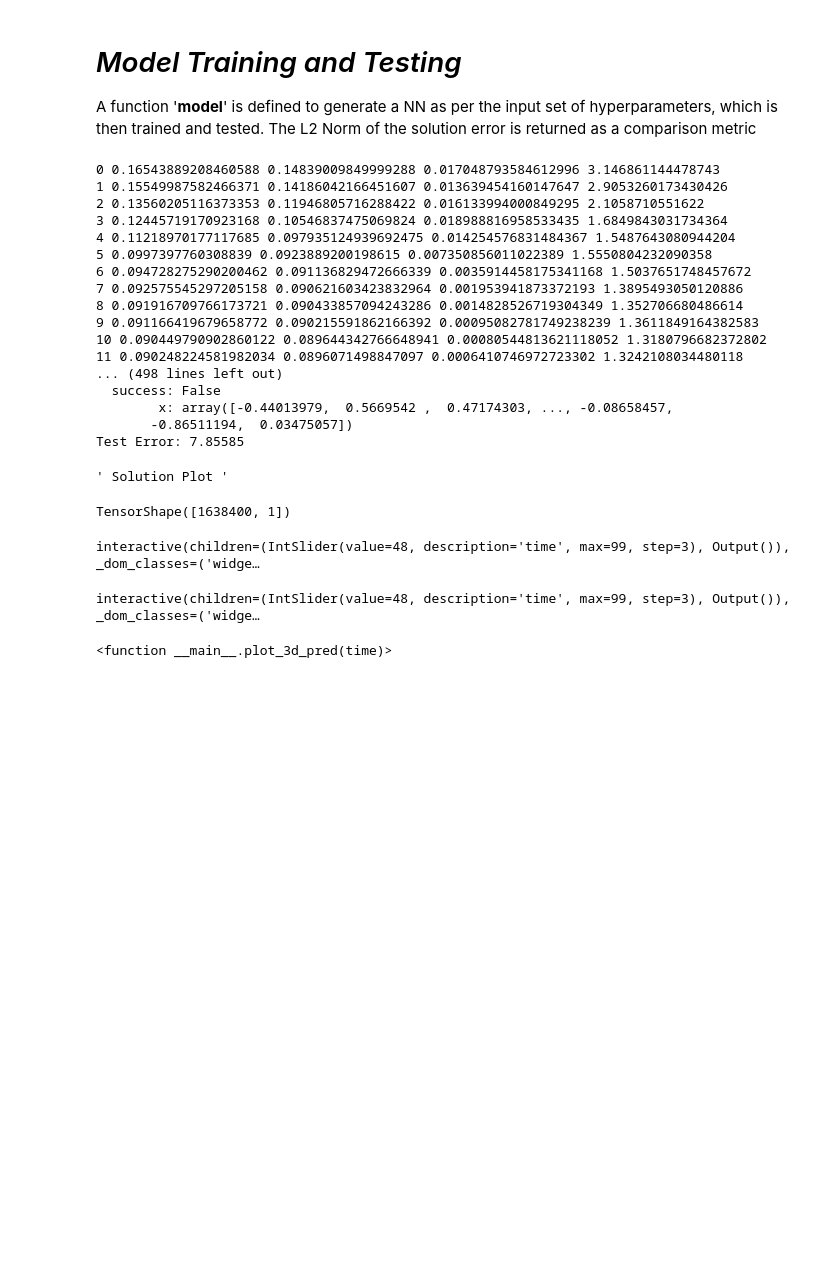
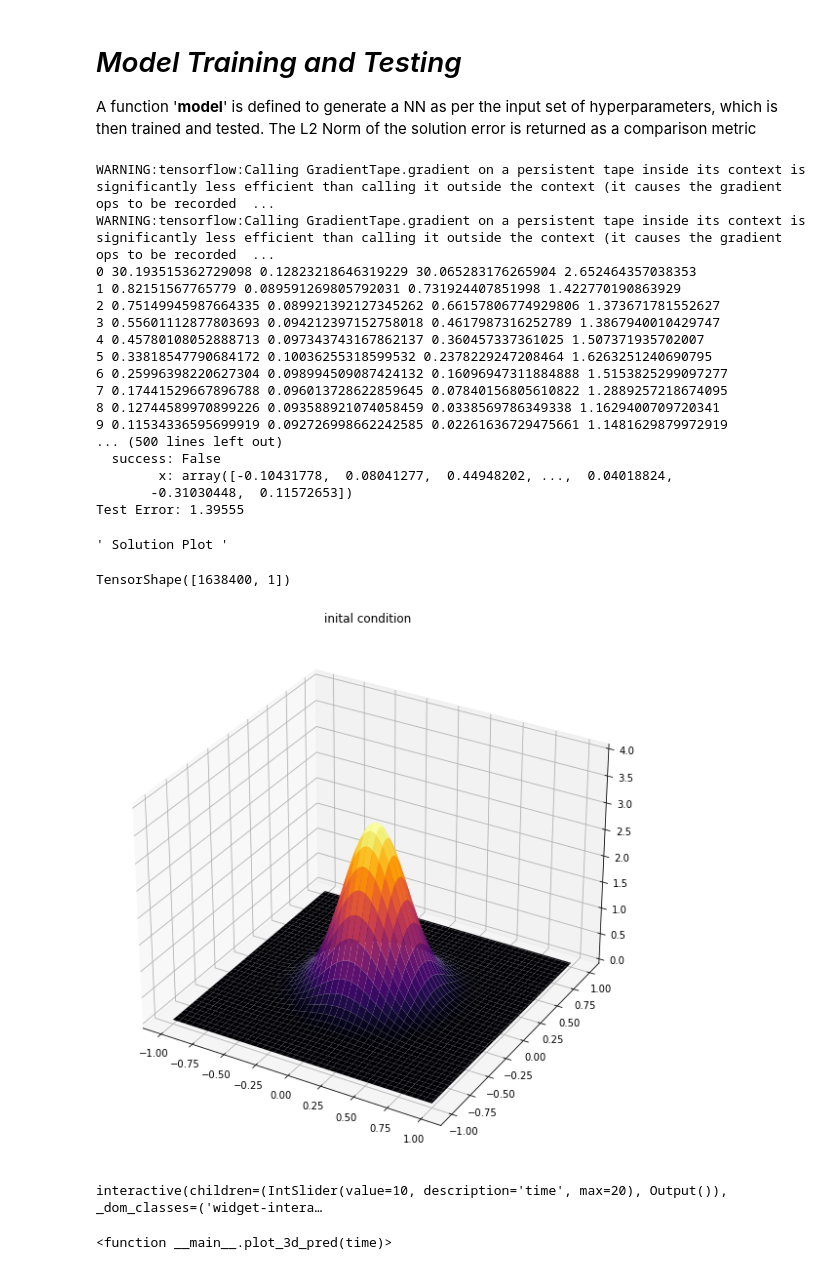
Before and after one commit to ElHuaco/PINN-fokker-planck, a Jupyter notebook: src/PINN_2d-ipynb.ipynb, the cells around one changed output. Cells and saved outputs as stored; diff of their text form; code cells hidden in the pictures; blank space fills up the shorter version.

```diff
--- a/src/PINN_2d-ipynb.ipynb
+++ b/src/PINN_2d-ipynb.ipynb
@@ -38,7 +38,7 @@ from scipy.stats import multivariate_normal
 #getting collocation points
 x = np.linspace(-1, 1, 128)                     # 256 points between -1 and 1 [256x1]
 y = np.linspace(-1, 1, 128)
-t = np.linspace(0, 0.3, 100)                    # 100 time points between 0 and 1 [100x1]
+t = np.linspace(0, 1, 100)                    # 100 time points between 0 and 1 [100x1]
 X, Y, T = np.meshgrid(x, y ,t)
 usol=np.zeros((128, 128 ,len(t)))
 pos = np.dstack((X[:,:,0], Y[:,:,0]))
@@ -205,7 +205,8 @@ class Sequentialmodel(tf.Module):
 
         g = tf.Variable(x_to_train_f, dtype = 'float64', trainable = False)
 
-        cost=10
+        a = 20
+        b = 5
         sigma2=0.25
 
         x_f = g[:,0:1]
@@ -234,7 +235,11 @@ class Sequentialmodel(tf.Module):
 
         p=self.evaluate(g)
 
-        f = p_t - sigma2/2*p_xx - sigma2/2*p_yy
+        #f = p_t - sigma2/2*p_xx - sigma2/2*p_yy # diffusion equation
+        #f = p_t + (a - 3*b*x_f**2 - b*y_f**2)*z + (a*x_f - b*(x_f**2 + y_f**2)*x_f)*p_x + (a - b*x_f**2 - 3*b*y_f**2)*z + (a*y_f - b*(x_f**2 + y_f**2)*y_f)*p_y - sigma2/2*(p_xx + p_xy + p_yy) #mexican hat potential
+        #f = p_t - 3*b*(x_f**2+y_f**2)*z + a*z + p_x*(b*x_f**3 - a*x_f) + p_y*(b*y_f**3 - a*y_f) + sigma2/2*(p_xx + p_yy) # double wave
+        f = p_t - a * x_f * p_x - sigma2/2*p_xx - 2*a * y_f * p_y - sigma2*p_yy
+        #f = p_t - (p_yy + p_xx)*sigma2/2
 
         loss_f = tf.reduce_mean(tf.square(f))
 
@@ -408,23 +413,23 @@ print('Test Error: %.5f'  % (error_vec))
 ''' Solution Plot '''
 #solutionplot(u_pred,X_u_train,u_train)
 # %% [output]
-0 0.16543889208460588 0.14839009849999288 0.017048793584612996 3.146861144478743
-1 0.15549987582466371 0.14186042166451607 0.013639454160147647 2.9053260173430426
-2 0.13560205116373353 0.11946805716288422 0.016133994000849295 2.1058710551622
-3 0.12445719170923168 0.10546837475069824 0.018988816958533435 1.6849843031734364
-4 0.11218970177117685 0.097935124939692475 0.014254576831484367 1.5487643080944204
-5 0.0997397760308839 0.0923889200198615 0.007350856011022389 1.5550804232090358
-6 0.094728275290200462 0.091136829472666339 0.0035914458175341168 1.5037651748457672
-7 0.092575545297205158 0.090621603423832964 0.001953941873372193 1.3895493050120886
-8 0.091916709766173721 0.090433857094243286 0.0014828526719304349 1.352706680486614
-9 0.091166419679658772 0.090215591862166392 0.00095082781749238239 1.3611849164382583
-10 0.090449790902860122 0.089644342766648941 0.00080544813621118052 1.3180796682372802
-11 0.090248224581982034 0.0896071498847097 0.0006410746972723302 1.3242108034480118
-... (498 lines left out)
+WARNING:tensorflow:Calling GradientTape.gradient on a persistent tape inside its context is significantly less efficient than calling it outside the context (it causes the gradient ops to be recorded  ...
+WARNING:tensorflow:Calling GradientTape.gradient on a persistent tape inside its context is significantly less efficient than calling it outside the context (it causes the gradient ops to be recorded  ...
+0 30.193515362729098 0.12823218646319229 30.065283176265904 2.652464357038353
+1 0.82151567765779 0.089591269805792031 0.731924407851998 1.422770190863929
+2 0.75149945987664335 0.089921392127345262 0.66157806774929806 1.373671781552627
+3 0.55601112877803693 0.094212397152758018 0.4617987316252789 1.3867940010429747
+4 0.45780108052888713 0.097343743167862137 0.360457337361025 1.507371935702007
+5 0.33818547790684172 0.10036255318599532 0.2378229247208464 1.6263251240690795
+6 0.25996398220627304 0.098994509087424132 0.16096947311884888 1.5153825299097277
+7 0.17441529667896788 0.096013728622859645 0.07840156805610822 1.2889257218674095
+8 0.12744589970899226 0.093588921074058459 0.0338569786349338 1.1629400709720341
+9 0.11534336595699919 0.092726998662242585 0.02261636729475661 1.1481629879972919
+... (500 lines left out)
   success: False
-        x: array([-0.44013979,  0.5669542 ,  0.47174303, ..., -0.08658457,
-       -0.86511194,  0.03475057])
-Test Error: 7.85585
+        x: array([-0.10431778,  0.08041277,  0.44948202, ...,  0.04018824,
+       -0.31030448,  0.11572653])
+Test Error: 1.39555
 ' Solution Plot '
 # %%
 u_pred_2 = np.reshape(u_pred,(128, 128, len(t)), order='C')
@@ -434,21 +439,24 @@ TensorShape([1638400, 1])
 # %%
 from matplotlib import cm
 
-def plot_3d_ic(time):
+def plot_3d_ic():
     fig = plt.figure(figsize=(10, 10))
     ax = plt.axes(projection='3d')
-    ax.plot_surface(X[:,:,0], Y[:,:,0], test[:,:,time],cmap=cm.inferno)
-    ax.set_zlim(0, 2)
-
-
+    ax.plot_surface(X[:,:,0], Y[:,:,0], usol[:,:,0],cmap=cm.inferno)
+    ax.set_zlim(0, 4)
+    ax.set_title('inital condition')
 
 
 def plot_3d_pred(time):
     fig = plt.figure(figsize=(10, 10))
     ax = plt.axes(projection='3d')
-    ax.plot_surface(X[:,:,0], Y[:,:,0], u_pred_2[:,:,time],cmap=cm.inferno)
-    ax.set_zlim(0, 2)
-
+    surf = ax.plot_surface(X[:,:,0], Y[:,:,0], u_pred_2[:,:,time],cmap=cm.inferno)
+    surf._edgecolors2d = surf._edgecolor3d
+    surf._facecolors2d = surf._facecolor3d
+    #ax.set_zlim(0, 3)
+    ax.set_xlim(-1, 1)
+    ax.set_ylim(-1, 1)
+    ax.set_title('prediction at time:{}s'.format(time*max(t)/len(t)))
 
 
 def plot_2d(time):
@@ -459,9 +467,9 @@ def plot_2d(time):
 # %%
 import ipywidgets
 
-ipywidgets.interact(plot_3d_ic, time=(0, 99, 3))
-ipywidgets.interact(plot_3d_pred, time=(0, 99, 3))
+plot_3d_ic()
+ipywidgets.interact(plot_3d_pred, time=(0, 20 , 1))
 # %% [output]
+[figure, added]
-interactive(children=(IntSlider(value=48, description='time', max=99, step=3), Output()), _dom_classes=('widge…
+interactive(children=(IntSlider(value=10, description='time', max=20), Output()), _dom_classes=('widget-intera…
-interactive(children=(IntSlider(value=48, description='time', max=99, step=3), Output()), _dom_classes=('widge…
+<function __main__.plot_3d_pred(time)>
-<function __main__.plot_3d_pred(time)>
```
Also changed, not shown: parts of 1 cell of this notebook.
